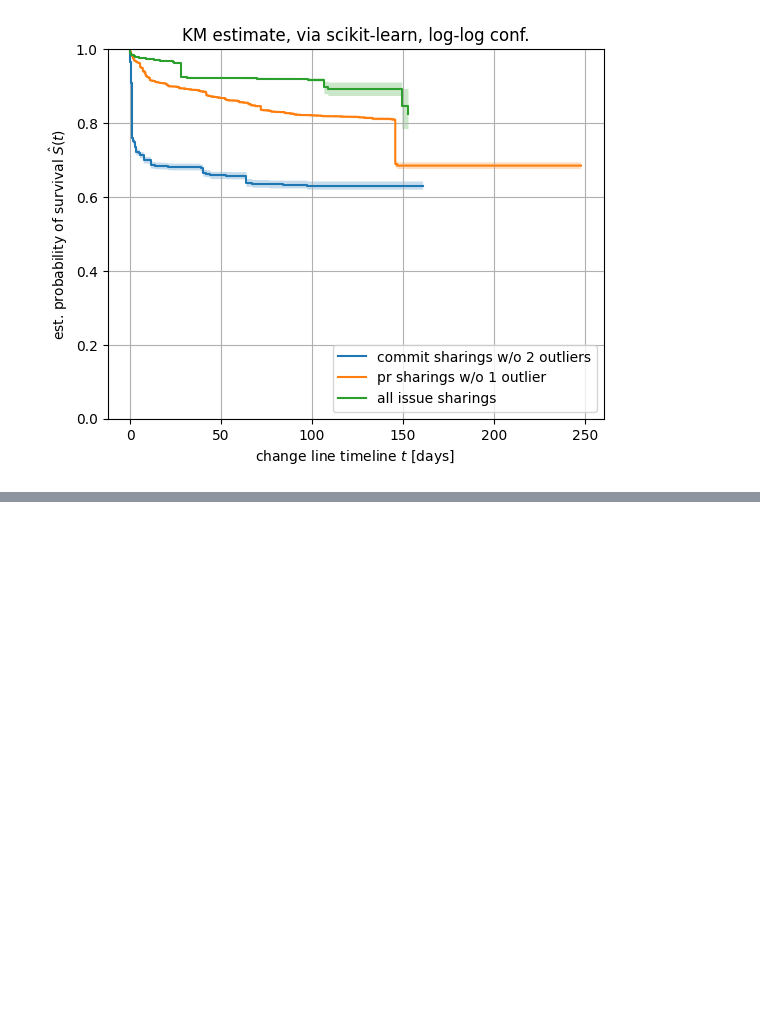
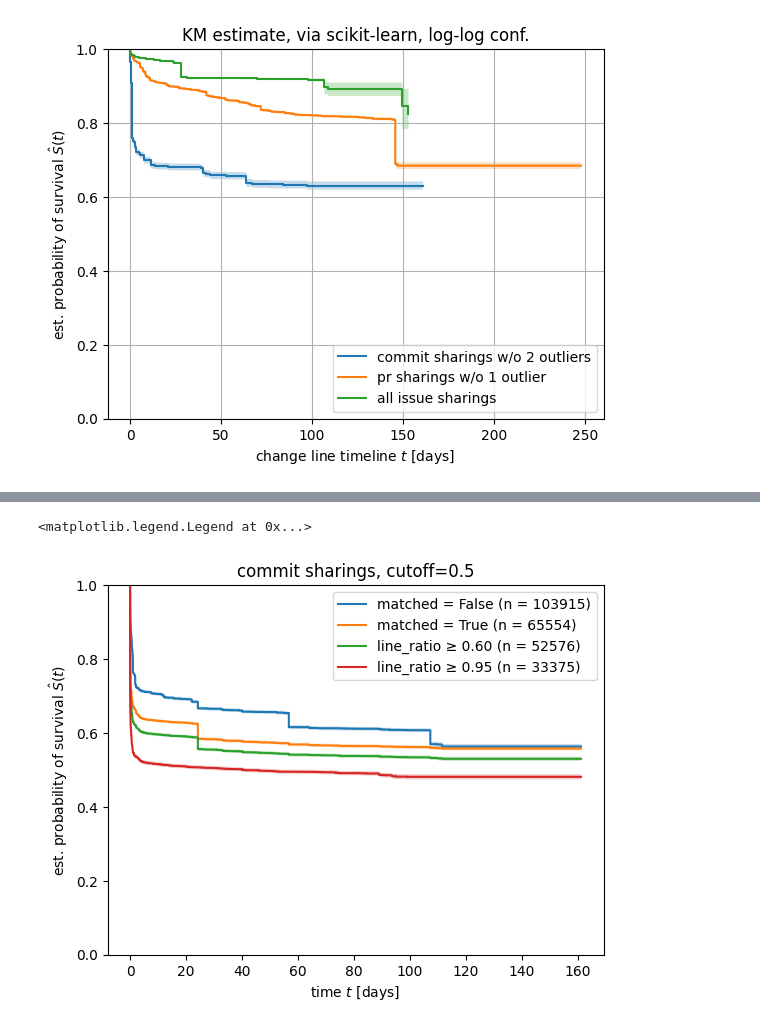
Before and after one commit to ncusi/MSR_Challenge_2024, a Jupyter notebook: notebooks/analyze_changes_survival.ipynb, the cells around one changed output, grey strips where cells are left out. Saved outputs shown, nothing was run; the diff lists cells and outputs as text; code cells hidden in the pictures; blank space fills up the shorter version.

```diff
--- a/notebooks/analyze_changes_survival.ipynb
+++ b/notebooks/analyze_changes_survival.ipynb
@@ -1002,0 +1287,58 @@ plt.show()
+# %%
+mask = ~df_commit_join["matches"]
+time_cell, survival_prob_cell, conf_int = kaplan_meier_estimator(
+    df_commit_join["E"][mask],
+    df_commit_join["T"][mask],
+    conf_type="log-log"
+)
+plt.step(time_cell, survival_prob_cell, where="post", label=f"matched = False (n = {mask.sum()})")
+plt.fill_between(time_cell, conf_int[0], conf_int[1], alpha=0.25, step="post")
+
+mask = df_commit_join["matches"]
+time_cell, survival_prob_cell, conf_int = kaplan_meier_estimator(
+    df_commit_join["E"][mask],
+    df_commit_join["T"][mask],
+    conf_type="log-log"
+)
+plt.step(time_cell, survival_prob_cell, where="post", label=f"matched = True (n = {mask.sum()})")
+plt.fill_between(time_cell, conf_int[0], conf_int[1], alpha=0.25, step="post")
+
+ratio_threshold = 0.60
+mask = df_commit_join["postimage_max_line_ratio"] >= ratio_threshold
+time_cell, survival_prob_cell, conf_int = kaplan_meier_estimator(
+    df_commit_join["E"][mask],
+    df_commit_join["T"][mask],
+    conf_type="log-log"
+)
+plt.step(time_cell, survival_prob_cell, where="post", label=f"line_ratio ≥ {ratio_threshold:.2f} (n = {mask.sum()})")
+plt.fill_between(time_cell, conf_int[0], conf_int[1], alpha=0.25, step="post")
+
+ratio_threshold = 0.95
+mask = df_commit_join["postimage_max_line_ratio"] >= ratio_threshold
+time_cell, survival_prob_cell, conf_int = kaplan_meier_estimator(
+    df_commit_join["E"][mask],
+    df_commit_join["T"][mask],
+    conf_type="log-log"
+)
+plt.step(time_cell, survival_prob_cell, where="post", label=f"line_ratio ≥ {ratio_threshold:.2f} (n = {mask.sum()})")
+plt.fill_between(time_cell, conf_int[0], conf_int[1], alpha=0.25, step="post")
+
+
+# mask = (df_commit_join["postimage_max_line_ratio"] < ratio_threshold) & df_commit_join["matches"]
+# time_cell, survival_prob_cell, conf_int = kaplan_meier_estimator(
+#     df_commit_join["E"][mask],
+#     df_commit_join["T"][mask],
+#     conf_type="log-log"
+# )
+# plt.step(time_cell, survival_prob_cell, where="post", label=f"0.5 ≤ line_ratio < {ratio_threshold} (n = {mask.sum()})")
+# plt.fill_between(time_cell, conf_int[0], conf_int[1], alpha=0.25, step="post")
+
+
+plt.ylim(0, 1)
+plt.ylabel("est. probability of survival $\hat{S}(t)$")
+plt.xlabel("time $t$ [days]")
+plt.title('commit sharings, cutoff=0.5')
+plt.legend(loc="best")
+# %% [output]
+<matplotlib.legend.Legend at 0x...>
+[figure, added]
```
Also changed, not shown: parts of 41 cells of this notebook.
